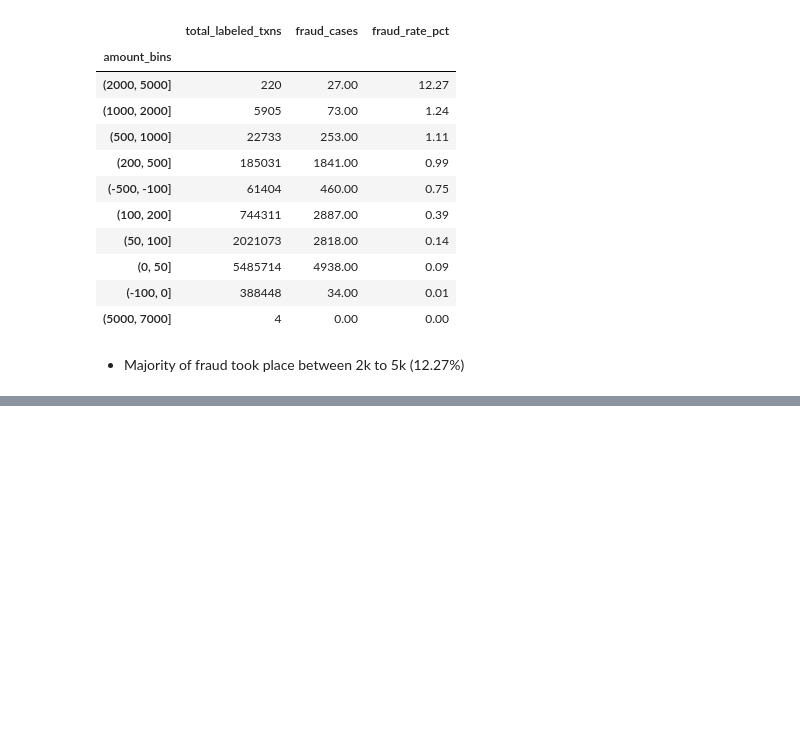
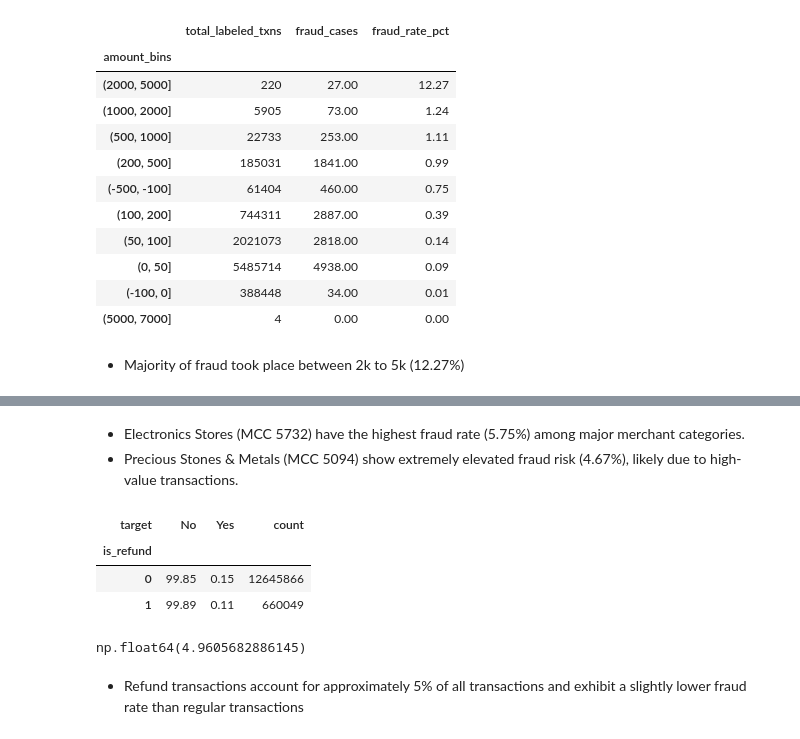
Before and after one commit to ShlokBagwe/FinGuard, a Jupyter notebook: EDA.ipynb, the cells around one changed output, grey strips where cells are left out. Saved outputs shown, nothing was run; the diff lists cells and outputs as text; code cells hidden in the pictures; blank space fills up the shorter version.

```diff
--- a/EDA.ipynb
+++ b/EDA.ipynb
@@ -662,0 +703,24 @@ amount_summary.sort_values('fraud_rate_pct', ascending=False)
+# %% [markdown]
+- Electronics Stores (MCC 5732) have the highest fraud rate (5.75%) among major merchant categories.
+- Precious Stones & Metals (MCC 5094) show extremely elevated fraud risk (4.67%), likely due to high-value transactions.
+# %%
+fraud = master_df["is_refund"].value_counts()
+
+fraud_rates = (
+    pd.crosstab(master_df["is_refund"], master_df["target"], normalize="index")
+    * 100
+)
+
+fraud_rates['count'] = fraud
+fraud_rates.sort_values(by="Yes", ascending=False).head(10)
+# %% [output]
+| target | No | Yes | count |
+| is_refund |  |  |  |
+| 0 | 99.85 | 0.15 | 12645866 |
+| 1 | 99.89 | 0.11 | 660049 |
+# %%
+(master_df['is_refund']==1).sum()/master_df.shape[0]*100
+# %% [output]
+np.float64(4.9605682886145)
+# %% [markdown]
+- Refund transactions account for approximately 5% of all transactions and exhibit a slightly lower fraud rate than regular transactions
```
Also changed, not shown: parts of 5 cells of this notebook.
